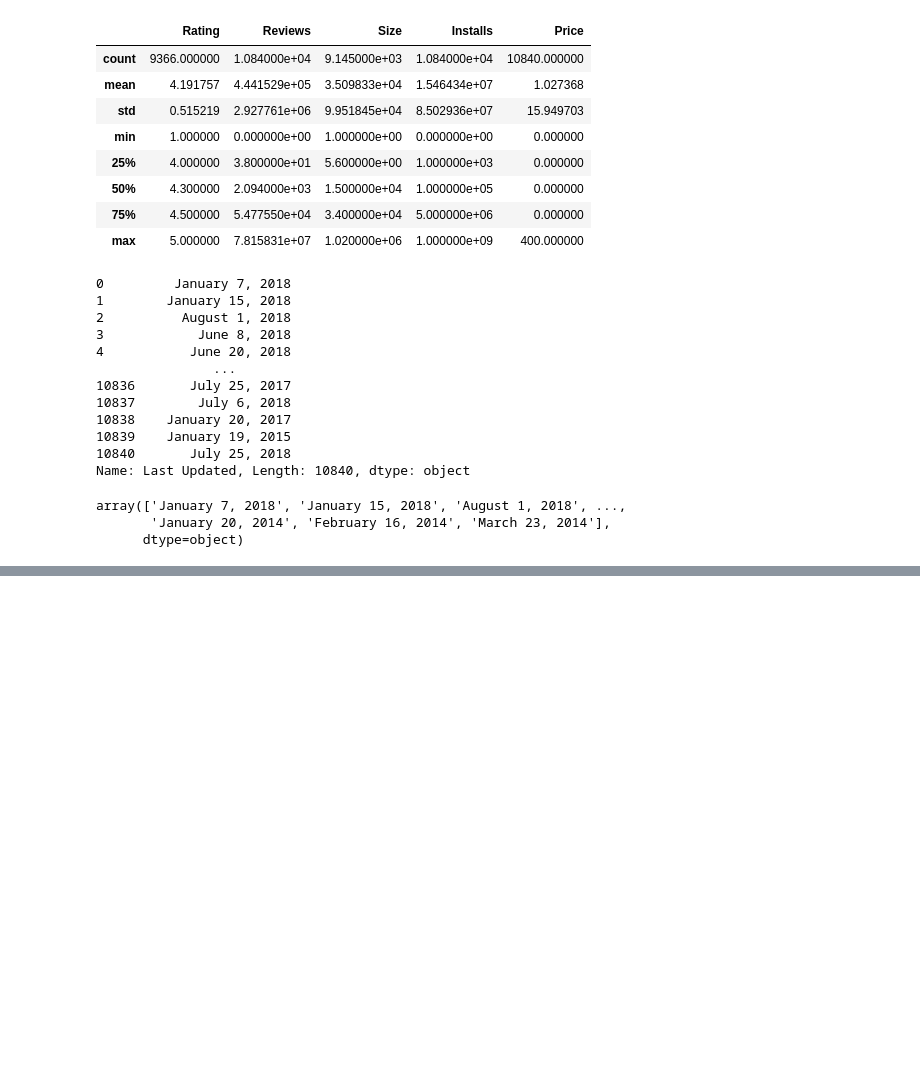
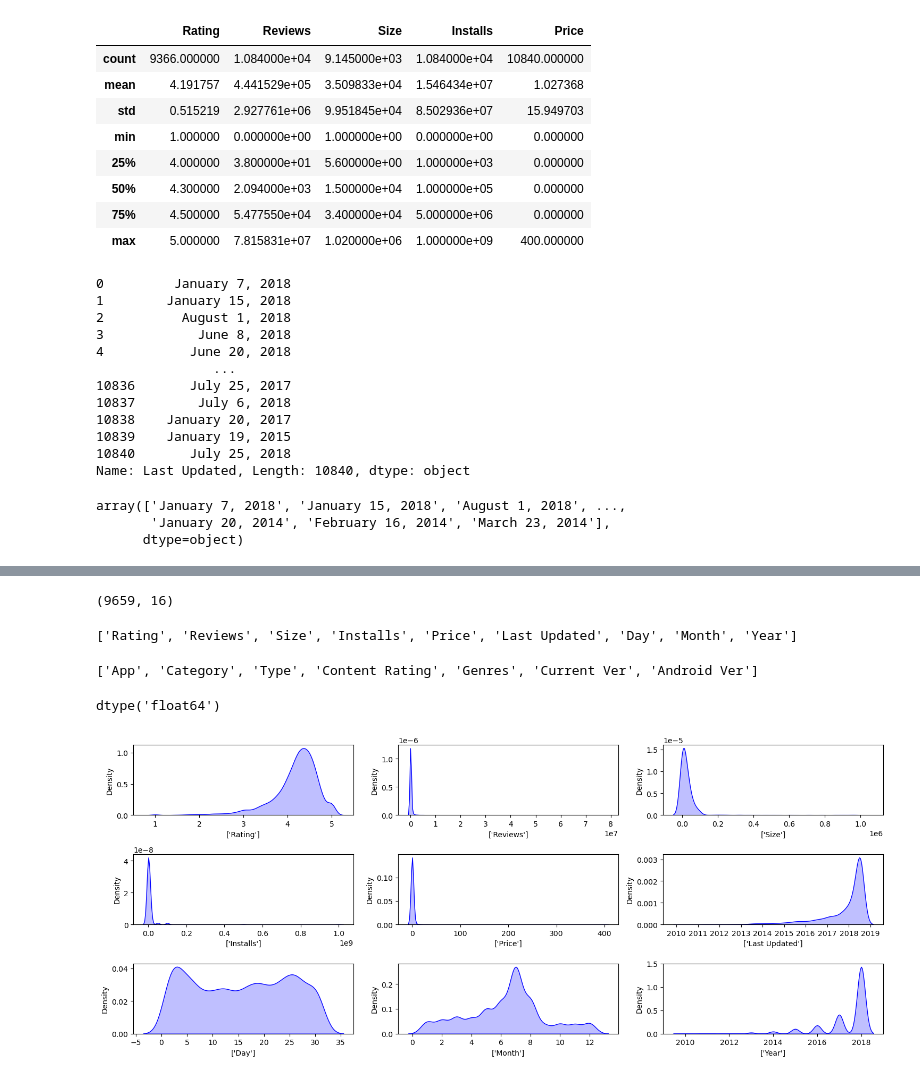
Before and after one commit to EdipMangtay/DataScience, a Jupyter notebook: Dataset/GooglePlay/googleplaystoreapps.ipynb, the cells around one changed output, grey strips where cells are left out. Saved outputs shown, nothing was run; the diff lists cells and outputs as text; code cells hidden in the pictures; blank space fills up the shorter version.

```diff
--- a/Dataset/GooglePlay/googleplaystoreapps.ipynb
+++ b/Dataset/GooglePlay/googleplaystoreapps.ipynb
@@ -443,0 +475,2 @@ df_clean.tail()
+# %%
+df_clean = df_clean.drop_duplicates(subset=['App'],keep='first')
@@ -443,0 +500,4 @@ df_clean.tail()
+# %%
+df_clean['Day'] = df_clean['Last Updated'].dt.day
+df_clean['Month'] = df_clean['Last Updated'].dt.month
+df_clean['Year'] = df_clean['Last Updated'].dt.year
@@ -443,0 +540,34 @@ df_clean.tail()
+# %%
+df_clean.shape
+# %% [output]
+(9659, 16)
+# %%
+numeric_features = [feature for feature in df_clean.columns
+                    if df_clean[feature].dtype != 'O']
+
+categorical_features = [feature for feature in df_clean.columns
+                    if df_clean[feature].dtype == 'O']
+# %%
+print(numeric_features)
+# %% [output]
+['Rating', 'Reviews', 'Size', 'Installs', 'Price', 'Last Updated', 'Day', 'Month', 'Year']
+# %%
+print(categorical_features)
+# %% [output]
+['App', 'Category', 'Type', 'Content Rating', 'Genres', 'Current Ver', 'Android Ver']
+# %%
+df_clean["Size"].dtype
+# %% [output]
+dtype('float64')
+# %%
+plt.figure(figsize=(15,10))
+
+for i in range(0,len(numeric_features)):
+    plt.subplot(5,3,i+1)
+    sns.kdeplot(x=df_clean[numeric_features[i]],color="b",fill=True)
+    plt.xlabel([numeric_features[i]])
+    plt.tight_layout()
+plt.show()
+    #Dağılım Grafiklei bunlardır
+# %% [output]
+[figure, added]
```
Also changed, not shown: parts of 53 cells of this notebook.
